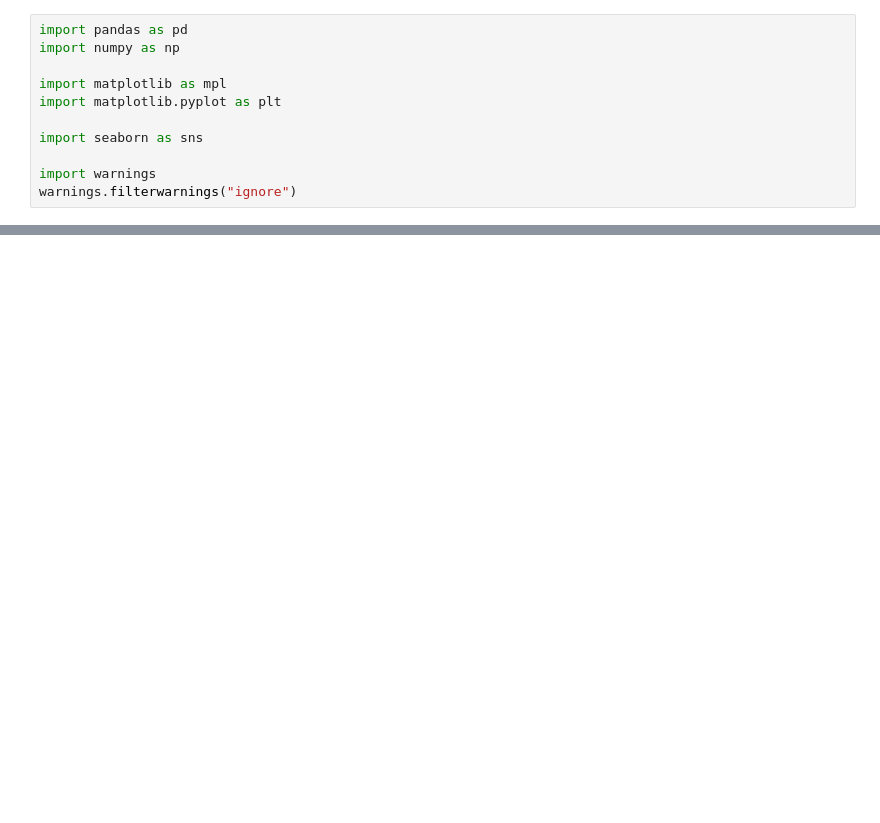
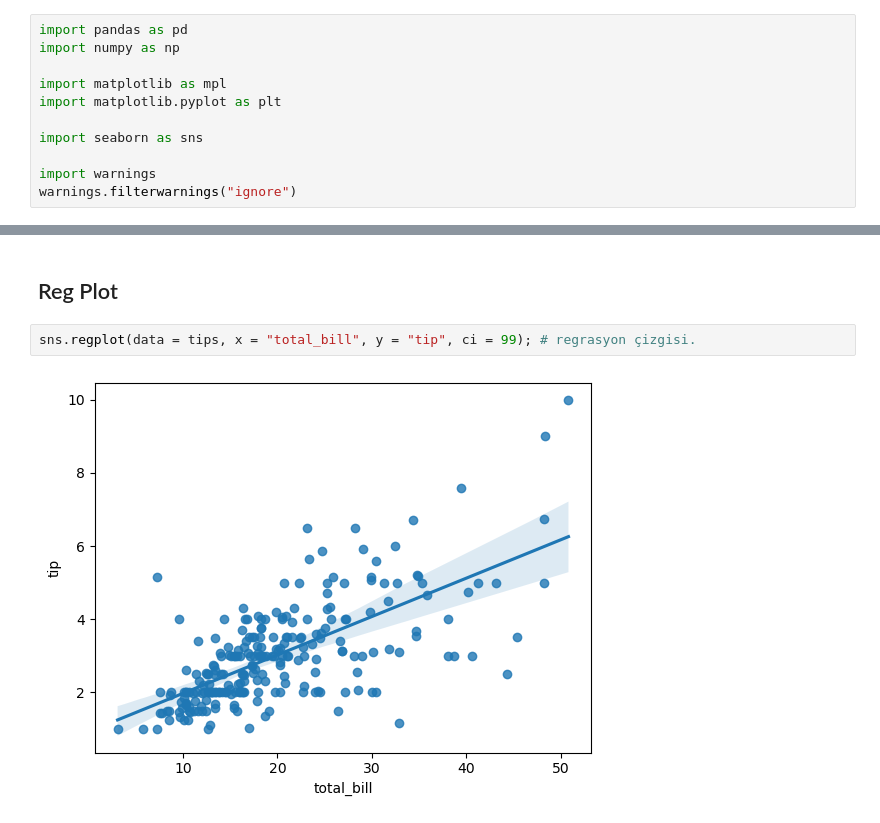
Before and after one commit to erkanozturk1903/Data-Sience, a Jupyter notebook: Seaborn/Seaborn_05.04.2024.ipynb, the cells around one changed output, grey strips where cells are left out. Drawn from its saved outputs; the diff is of its cells as text; blank space fills up the shorter version.

```diff
--- a/Seaborn/Seaborn_05.04.2024.ipynb
+++ b/Seaborn/Seaborn_05.04.2024.ipynb
@@ -16,0 +128,6 @@ warnings.filterwarnings("ignore")
+# %% [markdown]
+## Reg Plot
+# %%
+sns.regplot(data = tips, x = "total_bill", y = "tip", ci = 99); # regrasyon çizgisi.
+# %% [output]
+[figure, added]
```
Also changed, not shown: parts of 26 cells of this notebook.
